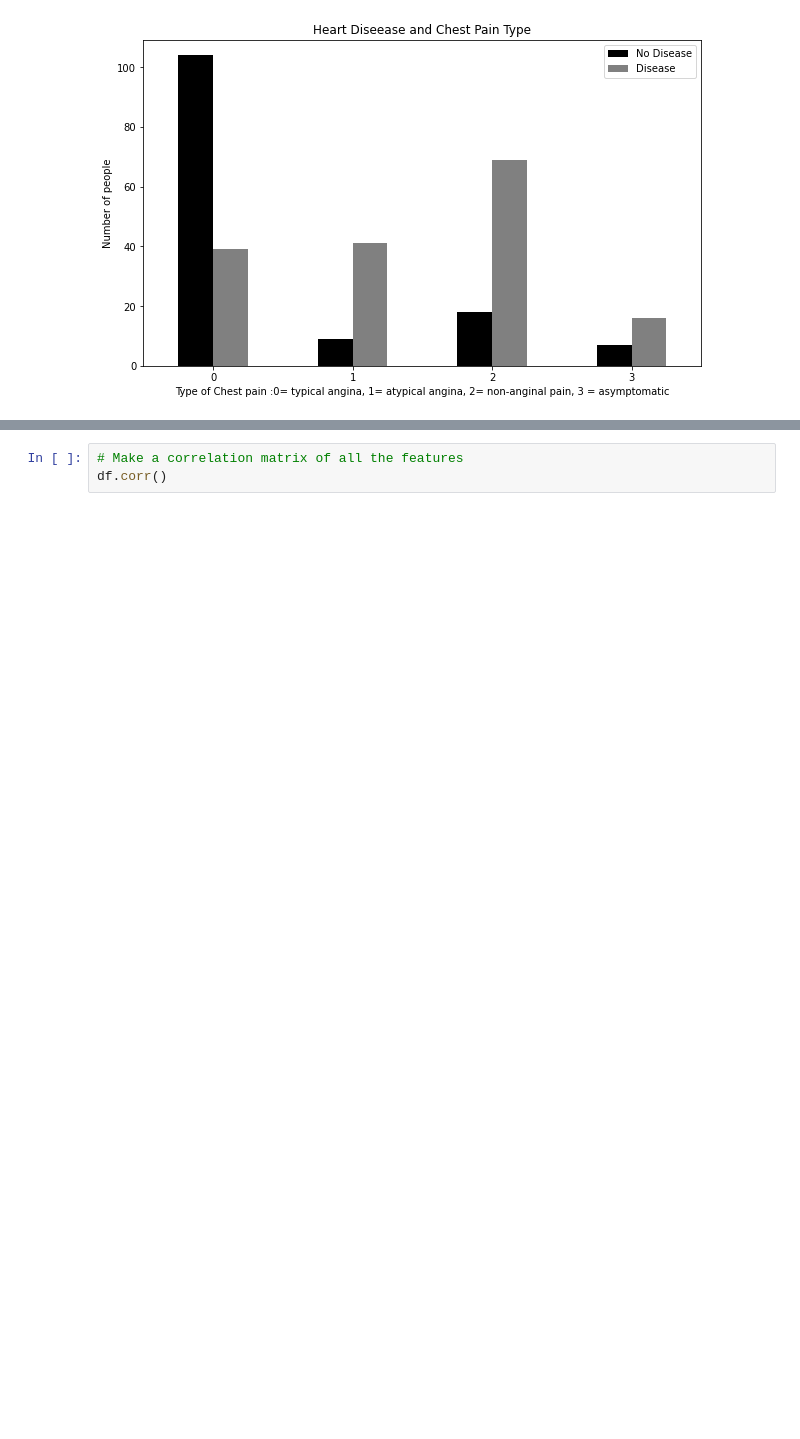
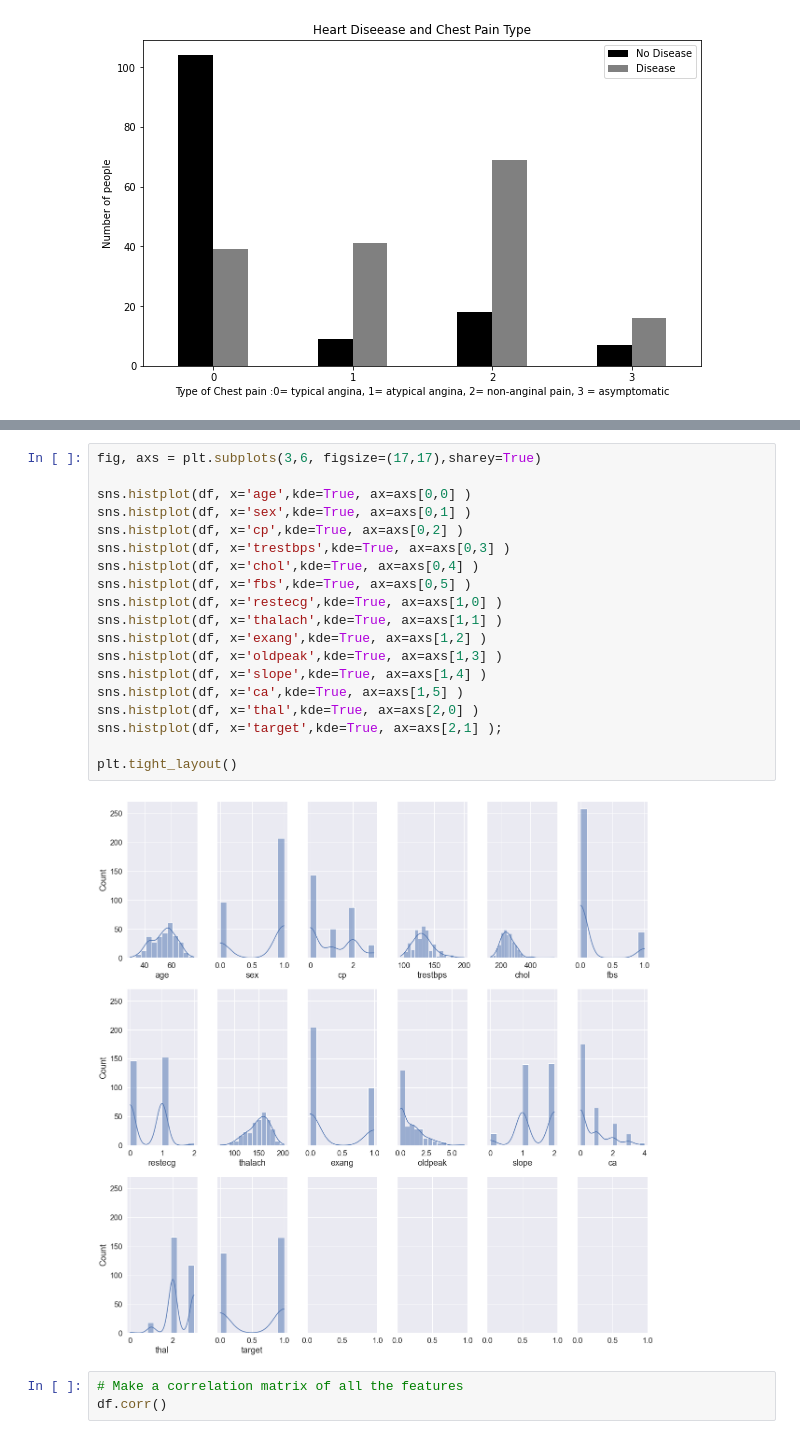
Before and after one commit to soyinkas1/PP0002_heart-diesease-project_Classification, a Jupyter notebook: app/notebooks/Heart Disease Classification Project_08_22.ipynb, the cells around one changed output, grey strips where cells are left out. Drawn from its saved outputs; the diff is of its cells as text; blank space fills up the shorter version.

```diff
--- a/app/notebooks/Heart Disease Classification Project_08_22.ipynb
+++ b/app/notebooks/Heart Disease Classification Project_08_22.ipynb
@@ -326,3 +336,24 @@ plt.xticks(rotation=0);
+# %%
+fig, axs = plt.subplots(3,6, figsize=(17,17),sharey=True)
+
+sns.histplot(df, x='age',kde=True, ax=axs[0,0] )
+sns.histplot(df, x='sex',kde=True, ax=axs[0,1] )
+sns.histplot(df, x='cp',kde=True, ax=axs[0,2] )
+sns.histplot(df, x='trestbps',kde=True, ax=axs[0,3] )
+sns.histplot(df, x='chol',kde=True, ax=axs[0,4] )
+sns.histplot(df, x='fbs',kde=True, ax=axs[0,5] )
+sns.histplot(df, x='restecg',kde=True, ax=axs[1,0] )
+sns.histplot(df, x='thalach',kde=True, ax=axs[1,1] )
+sns.histplot(df, x='exang',kde=True, ax=axs[1,2] )
+sns.histplot(df, x='oldpeak',kde=True, ax=axs[1,3] )
+sns.histplot(df, x='slope',kde=True, ax=axs[1,4] )
+sns.histplot(df, x='ca',kde=True, ax=axs[1,5] )
+sns.histplot(df, x='thal',kde=True, ax=axs[2,0] )
+sns.histplot(df, x='target',kde=True, ax=axs[2,1] );
+
+plt.tight_layout()
+# %% [output]
+[figure, added]
 # %%
 # Make a correlation matrix of all the features
 df.corr()
```
Also changed, not shown: parts of 6 cells of this notebook, 14 other files.
